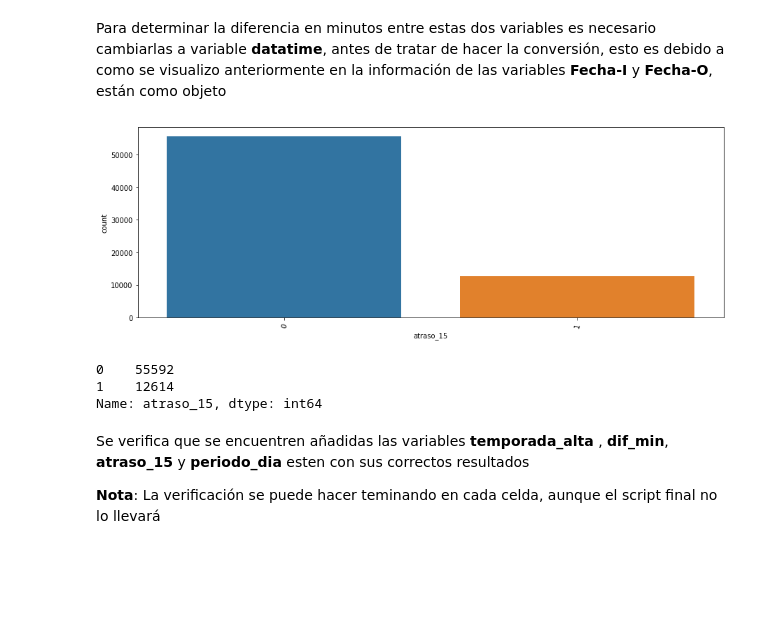
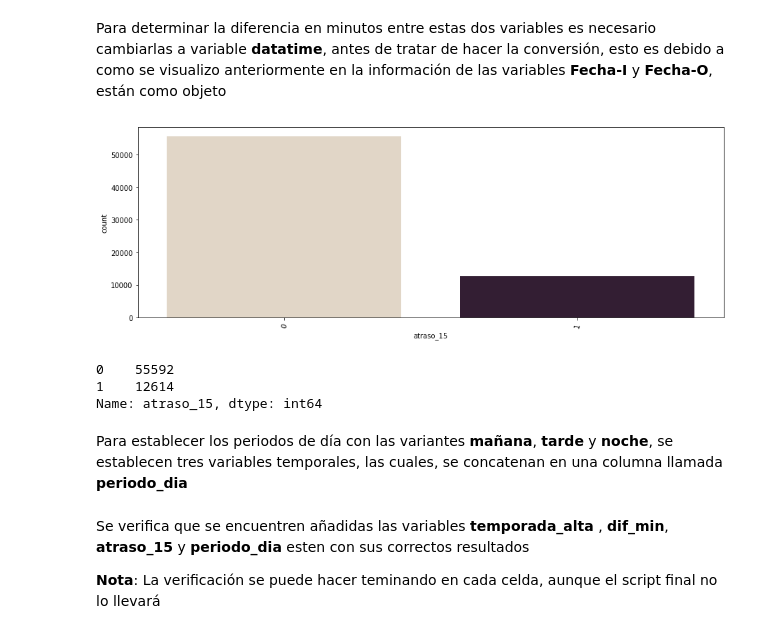
Before and after one commit to OsvaldoMedina/LATAM-Airlines, a Jupyter notebook: solution.ipynb, the cells around one changed output. Cells and saved outputs as stored; diff of their text form; code cells hidden in the pictures; blank space fills up the shorter version.

```diff
--- a/solution.ipynb
+++ b/solution.ipynb
@@ -353,17 +358,19 @@ df['dif_min'] = (df['Fecha-O'] - df['Fecha-I'])/ pd.Timedelta(minutes=1)
 df['atraso_15'] = np.where(df['dif_min'] > 15, 1, 0)
 # %%
 plt.figure(figsize=(15,5))
-sns.countplot(x='atraso_15', data=df)
+sns.countplot(x='atraso_15', palette="ch:.25", data=df)
 plt.xticks(rotation=75)
 plt.show()
 # %% [output]
-[figure, old version]
+[figure, new version]
 # %%
 df['atraso_15'].value_counts()
 # %% [output]
 0    55592
 1    12614
 Name: atraso_15, dtype: int64
+# %% [markdown]
+Para establecer los periodos de día con las variantes **mañana**, **tarde** y **noche**, se establecen tres variables temporales, las cuales, se concatenan en una columna llamada **periodo_dia**
 # %%
 T1 = df.set_index('Fecha-I').between_time('05:00:00','11:59:00')
 T1['periodo_dia'] = "mañana"
```
Also changed, not shown: parts of 32 cells of this notebook.
